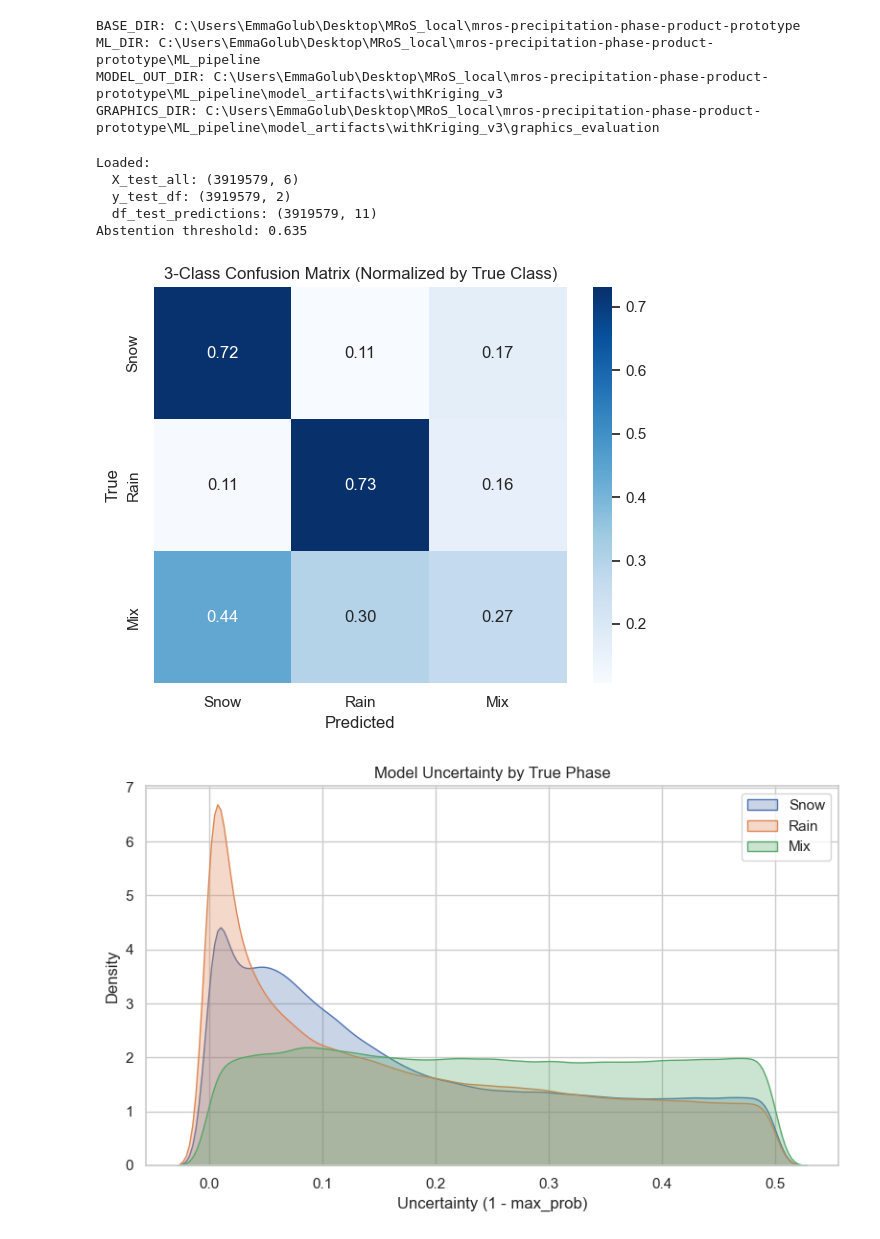
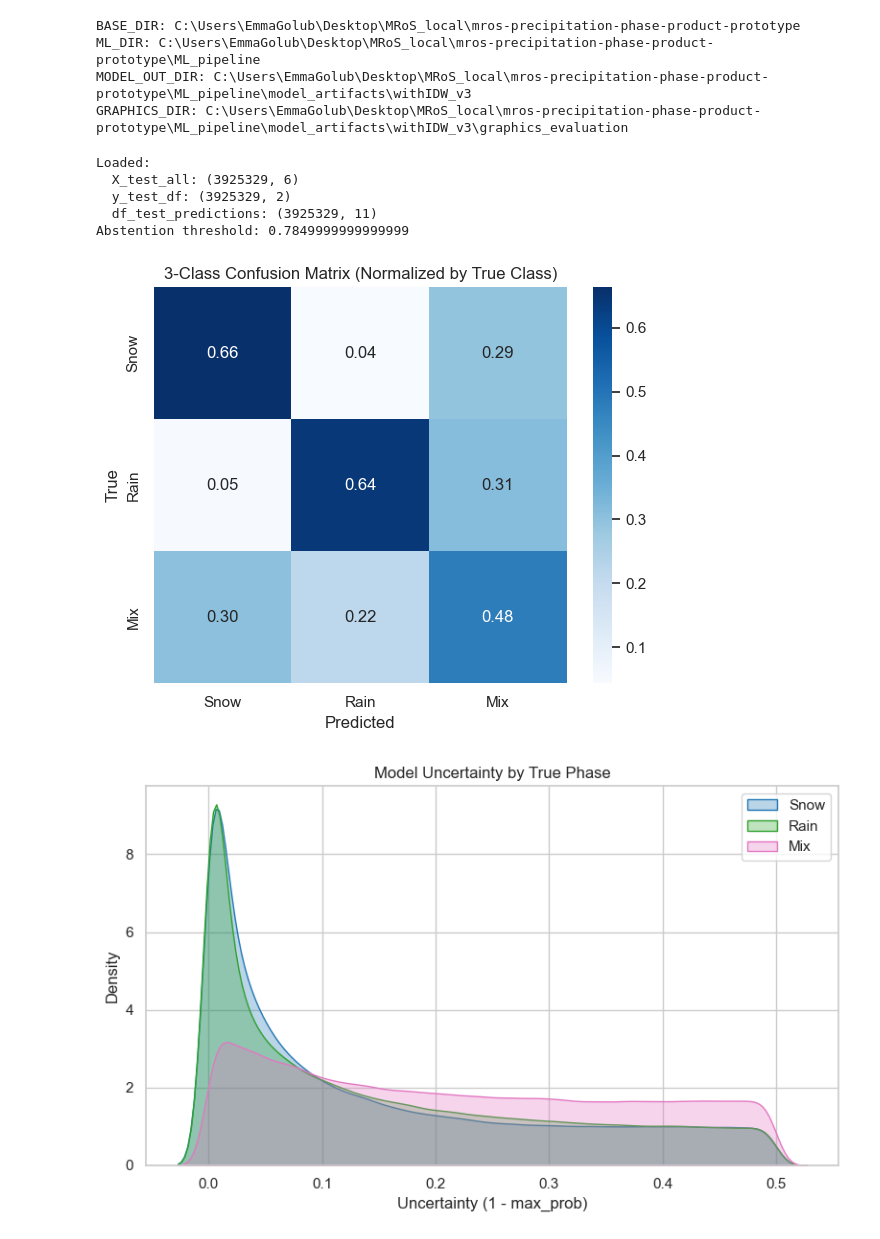
Before and after one commit to emmaaagolub/MRoS-phase-prediction, a Jupyter notebook: ML_pipeline/ML_eval_XGBoost_v3.ipynb, the cells around one changed output. Cells and saved outputs as stored; diff of their text form; code cells hidden in the pictures.

```diff
--- a/ML_pipeline/ML_eval_XGBoost_v3.ipynb
+++ b/ML_pipeline/ML_eval_XGBoost_v3.ipynb
@@ -17,7 +17,7 @@ print("BASE_DIR:", BASE_DIR)
 print("ML_DIR:", ML_DIR)
 
 # Match interp_type to how you trained the model
-interp_type = "kriging"  # "kriging" or "IDW"
+interp_type = "IDW"  # "kriging" or "IDW"
 
 if interp_type == "IDW":
     interp_type_folder = "withIDW_v3"
@@ -35,8 +35,20 @@ print("GRAPHICS_DIR:", GRAPHICS_DIR)
 # %% [output]
 BASE_DIR: C:\Users\EmmaGolub\Desktop\MRoS_local\mros-precipitation-phase-product-prototype
 ML_DIR: C:\Users\EmmaGolub\Desktop\MRoS_local\mros-precipitation-phase-product-prototype\ML_pipeline
-MODEL_OUT_DIR: C:\Users\EmmaGolub\Desktop\MRoS_local\mros-precipitation-phase-product-prototype\ML_pipeline\model_artifacts\withKriging_v3
-GRAPHICS_DIR: C:\Users\EmmaGolub\Desktop\MRoS_local\mros-precipitation-phase-product-prototype\ML_pipeline\model_artifacts\withKriging_v3\graphics_evaluation
+MODEL_OUT_DIR: C:\Users\EmmaGolub\Desktop\MRoS_local\mros-precipitation-phase-product-prototype\ML_pipeline\model_artifacts\withIDW_v3
+GRAPHICS_DIR: C:\Users\EmmaGolub\Desktop\MRoS_local\mros-precipitation-phase-product-prototype\ML_pipeline\model_artifacts\withIDW_v3\graphics_evaluation
+# %%
+# Consistent phase color scheme
+
+PHASE_COLORS = {
+    "Snow": "#1f77b4",   # blue
+    "Rain": "#2ca02c",   # green
+    "Mix":  "#e377c2"    # pink
+}
+PHASE_LABELS = {0: "Snow", 1: "Rain", 2: "Mix"}
+PHASE_ORDER = ["Snow", "Rain", "Mix"]
+
+sns.set_palette([PHASE_COLORS[p] for p in PHASE_ORDER])
 # %%
 # Load saved data
 
@@ -56,10 +68,10 @@ threshold = metadata["confidence_threshold"]
 print("Abstention threshold:", threshold)
 # %% [output]
 Loaded:
-  X_test_all: (3919579, 6)
-  y_test_df: (3919579, 2)
-  df_test_predictions: (3919579, 11)
-Abstention threshold: 0.635
+  X_test_all: (3925329, 6)
+  y_test_df: (3925329, 2)
+  df_test_predictions: (3925329, 11)
+Abstention threshold: 0.7849999999999999
 # %%
 assert len(df_test_predictions) == len(X_test_all)
 assert len(df_test_predictions) == len(y_test_df)
@@ -94,32 +106,32 @@ plt.tight_layout()
 plt.savefig(GRAPHICS_DIR / "confusion_matrix_3class.png", dpi=300)
 plt.show()
 # %% [output]
-[figure, old version]
+[figure, new version]
 # %%
-
 # ==========================================
-# UNCERTAINTY DISTRIBUTION BY TRUE CLASS
+# UNCERTAINTY DISTRIBUTION BY TRUE CLASS (MAX PROB)
 # ==========================================
 
 df_test_predictions["uncertainty"] = 1 - df_test_predictions["max_prob"]
 
 plt.figure(figsize=(8,5))
 
-for cls, label in zip([0,1,2], ["Snow","Rain","Mix"]):
+for cls, label in zip([0,1,2], PHASE_ORDER):
     subset = df_test_predictions[df_test_predictions["phase_full"] == cls]
     sns.kdeplot(
         subset["uncertainty"],
         label=label,
         fill=True,
-        alpha=0.3
+        alpha=0.3,
+        color=PHASE_COLORS[label]
     )
 
 plt.xlabel("Uncertainty (1 - max_prob)")
 plt.ylabel("Density")
 plt.title("Model Uncertainty by True Phase")
 plt.legend()
 plt.tight_layout()
 plt.savefig(GRAPHICS_DIR / "uncertainty_by_true_class.png", dpi=300)
 plt.show()
 # %% [output]
-[figure, old version]
+[figure, new version]
```
Also changed, not shown: parts of 4 cells of this notebook, 29 other files.
